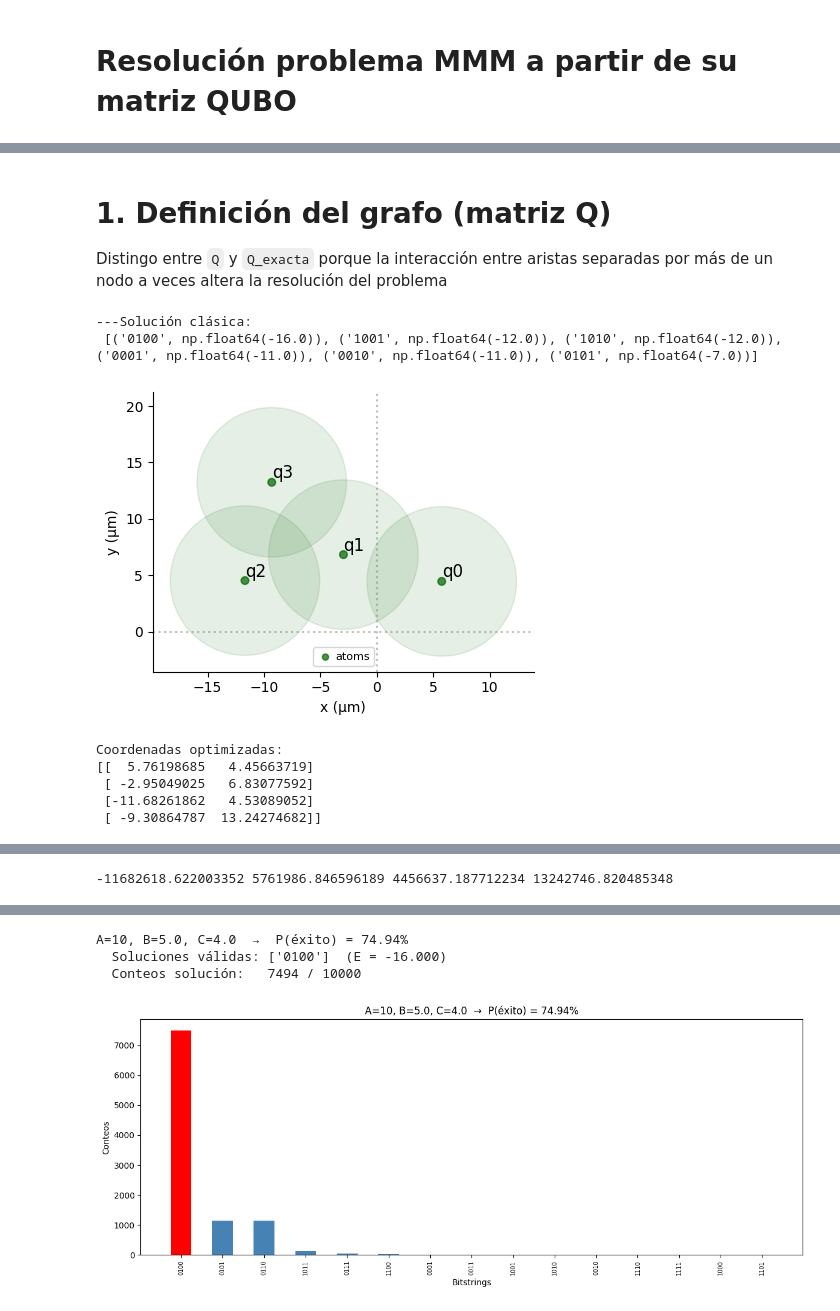
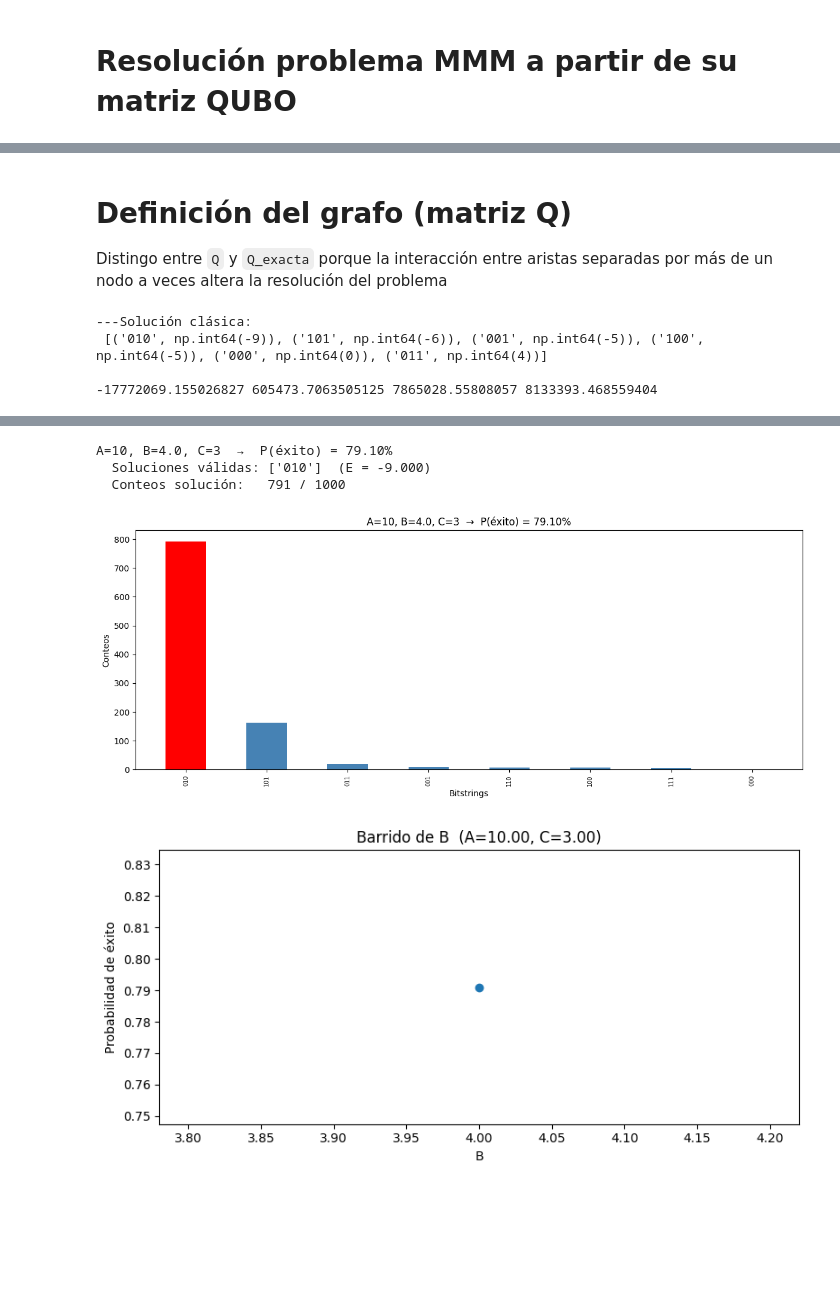
Before and after one commit to javipena2003/Codigo_tfg, a Jupyter notebook: 7_QUBO_funciones.ipynb, the cells around one changed output, grey strips where cells are left out. Drawn from its saved outputs; the diff is of its cells as text; code cells hidden in the pictures; blank space fills up the shorter version.

```diff
--- a/7_QUBO_funciones.ipynb
+++ b/7_QUBO_funciones.ipynb
@@ -23,4 +206,4 @@ from scipy.spatial.distance import pdist, squareform
 # %% [markdown]
-# 1. Definición del grafo (matriz Q)
+# Definición del grafo (matriz Q)
 Distingo entre `Q` y `Q_exacta` porque la interacción entre aristas separadas por más de un nodo a veces altera la resolución del problema
 # %%
@@ -56,29 +252,52 @@ Q_exacta= np.array([
     [0,     0,       0,       -3*B+C]
 ])
 # %%
+# Obtención de la solución de forma clásica. Es importante asegurarse que para estos valores la solución es correcta
+A=10
+B=0.5*A
+C=0.8*B
+
+B=4
+C=3
+
+A_solucion = A #10
+B_solucion = B #0.5*A
+C_solucion = C #0.8*B
+sort_zipped = resolucion_clasica(Q_exacta = Q_exacta_func(A_solucion, B_solucion, C_solucion), print_resultados=True)
+
+
+A_values = [A]
+B_values = np.arange(1*B, 1.2*B, 0.5*B)
+#B_values = [B]
+
+C_values = [C]
+#C_values = np.arange(0.2*B, 1.11*B, 0.05 * B)
+
 resultados = {}
-A_values = [A]
-B_values = [B]
-C_values = [C]
-Q # Hay que hacer que Q, Q_exacta dependan de A, B, C para que el bucle funcione.
-Q_exacta
-
 for A in A_values:
     for B in B_values:
         for C in C_values:
-            sort_zipped = resolucion_clasica(Q_exacta)#, verbose=False)
-            geometria, _ = construir_geometria(Q)#, plot=False)
-            prob, _ = resolver_qubo(Q, geometria, sort_zipped, A, B, C)#, plot=False)
+            Q       = Q_func(A, B, C)
+            geometria, _       = construir_geometria(Q, plot=False)
+            prob, _            = resolver_qubo(Q, geometria, sort_zipped, A, B, C, plot=True)
             resultados[(A, B, C)] = prob
+
+
+# Gráfica
+B_list = [k[1] for k in resultados.keys()]
+prob_list = [v for v in resultados.values()]
+
+plt.figure(figsize=(8, 4))
+plt.plot(B_list, prob_list, 'o-')
+plt.xlabel("B")
+plt.ylabel("Probabilidad de éxito")
+plt.title(f"Barrido de B  (A={A_values[0]:.2f}, C={C_values[0]:.2f})")
+plt.tight_layout()
+plt.show()
 # %% [output]
 ---Solución clásica:
- [('0100', np.float64(-16.0)), ('1001', np.float64(-12.0)), ('1010', np.float64(-12.0)), ('0001', np.float64(-11.0)), ('0010', np.float64(-11.0)), ('0101', np.float64(-7.0))]
+ [('010', np.int64(-9)), ('101', np.int64(-6)), ('001', np.int64(-5)), ('100', np.int64(-5)), ('000', np.int64(0)), ('011', np.int64(4))]
+
+-17772069.155026827 605473.7063505125 7865028.55808057 8133393.468559404
-[figure, old version]
-Coordenadas optimizadas:
-[[  5.76198685   4.45663719]
- [ -2.95049025   6.83077592]
- [-11.68261862   4.53089052]
- [ -9.30864787  13.24274682]]
 [interactive output not drawn]
 [interactive output not drawn]
--11682618.622003352 5761986.846596189 4456637.187712234 13242746.820485348
@@ -87,4 +304,5 @@ Coordenadas optimizadas:
-A=10, B=5.0, C=4.0  →  P(éxito) = 74.94%
-  Soluciones válidas: ['0100']  (E = -16.000)
-  Conteos solución:   7494 / 10000
+A=10, B=4.0, C=3  →  P(éxito) = 79.10%
+  Soluciones válidas: ['010']  (E = -9.000)
+  Conteos solución:   791 / 1000
+[figure, new version]
-[figure, old version]
+[figure, new version]
```
Also changed, not shown: parts of 10 cells of this notebook, 5 other files.
